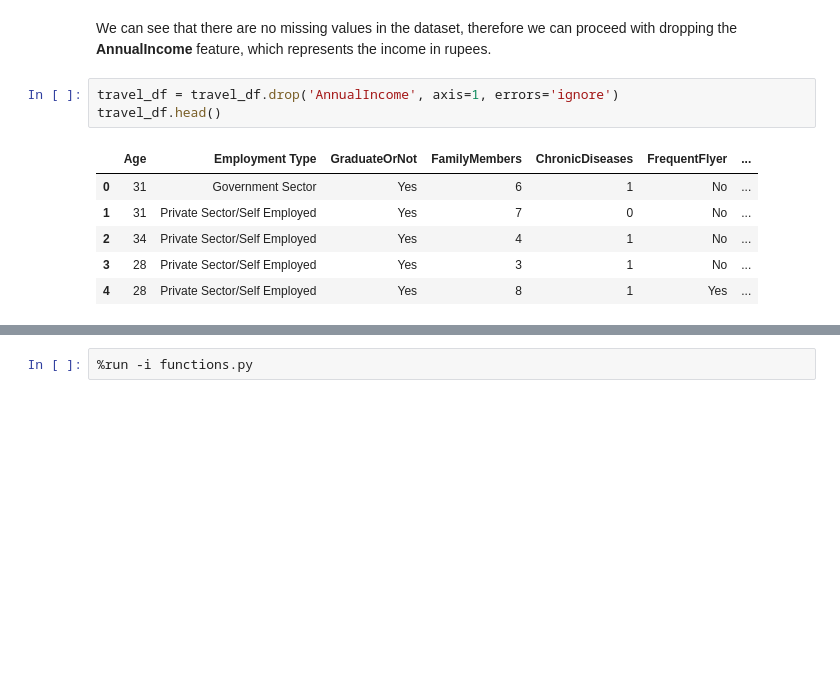
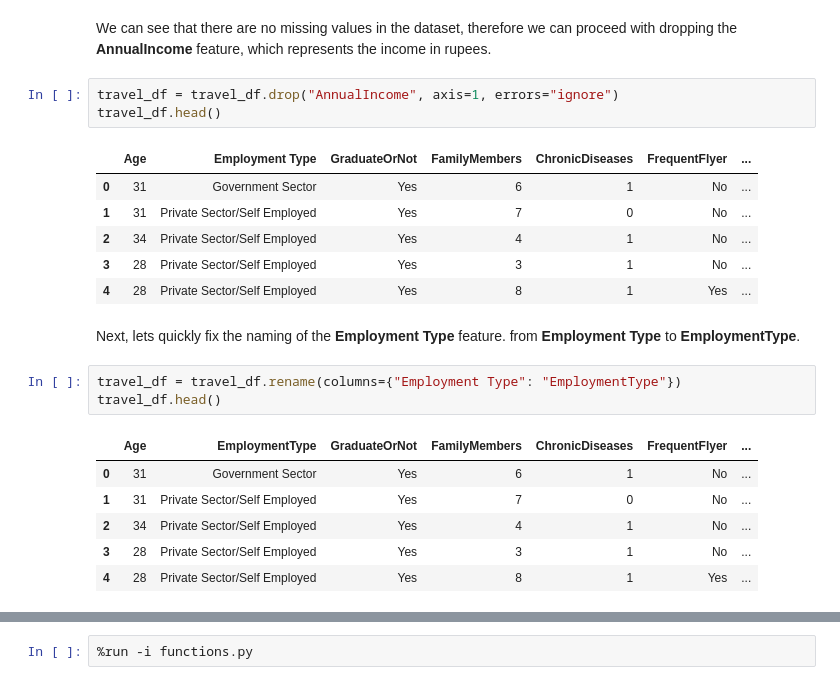
Before and after one commit to vytautas-bunevicius/travel-insurance-classifier, a Jupyter notebook: travel-insurance.ipynb, the cells around one changed output, grey strips where cells are left out. Cells and saved outputs as stored; diff of their text form; blank space fills up the shorter version.

```diff
--- a/travel-insurance.ipynb
+++ b/travel-insurance.ipynb
@@ -128,7 +132,7 @@ memory usage: 155.4+ KB
 # %% [markdown]
 We can see that there are no missing values in the dataset, therefore we can proceed with dropping the **AnnualIncome** feature, which represents the income in rupees.
 # %%
-travel_df = travel_df.drop('AnnualIncome', axis=1, errors='ignore')
+travel_df = travel_df.drop("AnnualIncome", axis=1, errors="ignore")
 travel_df.head()
 # %% [output]
 |  | Age | Employment Type | GraduateOrNot | FamilyMembers | ChronicDiseases | FrequentFlyer | ... |
@@ -137,3 +141,15 @@ travel_df.head()
 | 2 | 34 | Private Sector/Self Employed | Yes | 4 | 1 | No | ... |
 | 3 | 28 | Private Sector/Self Employed | Yes | 3 | 1 | No | ... |
 | 4 | 28 | Private Sector/Self Employed | Yes | 8 | 1 | Yes | ... |
+# %% [markdown]
+Next, lets quickly fix the naming of the **Employment Type** feature. from **Employment Type** to **EmploymentType**.
+# %%
+travel_df = travel_df.rename(columns={"Employment Type": "EmploymentType"})
+travel_df.head()
+# %% [output]
+|  | Age | EmploymentType | GraduateOrNot | FamilyMembers | ChronicDiseases | FrequentFlyer | ... |
+| 0 | 31 | Government Sector | Yes | 6 | 1 | No | ... |
+| 1 | 31 | Private Sector/Self Employed | Yes | 7 | 0 | No | ... |
+| 2 | 34 | Private Sector/Self Employed | Yes | 4 | 1 | No | ... |
+| 3 | 28 | Private Sector/Self Employed | Yes | 3 | 1 | No | ... |
+| 4 | 28 | Private Sector/Self Employed | Yes | 8 | 1 | Yes | ... |
```
Also changed, not shown: parts of 9 cells of this notebook, 3 other files.
